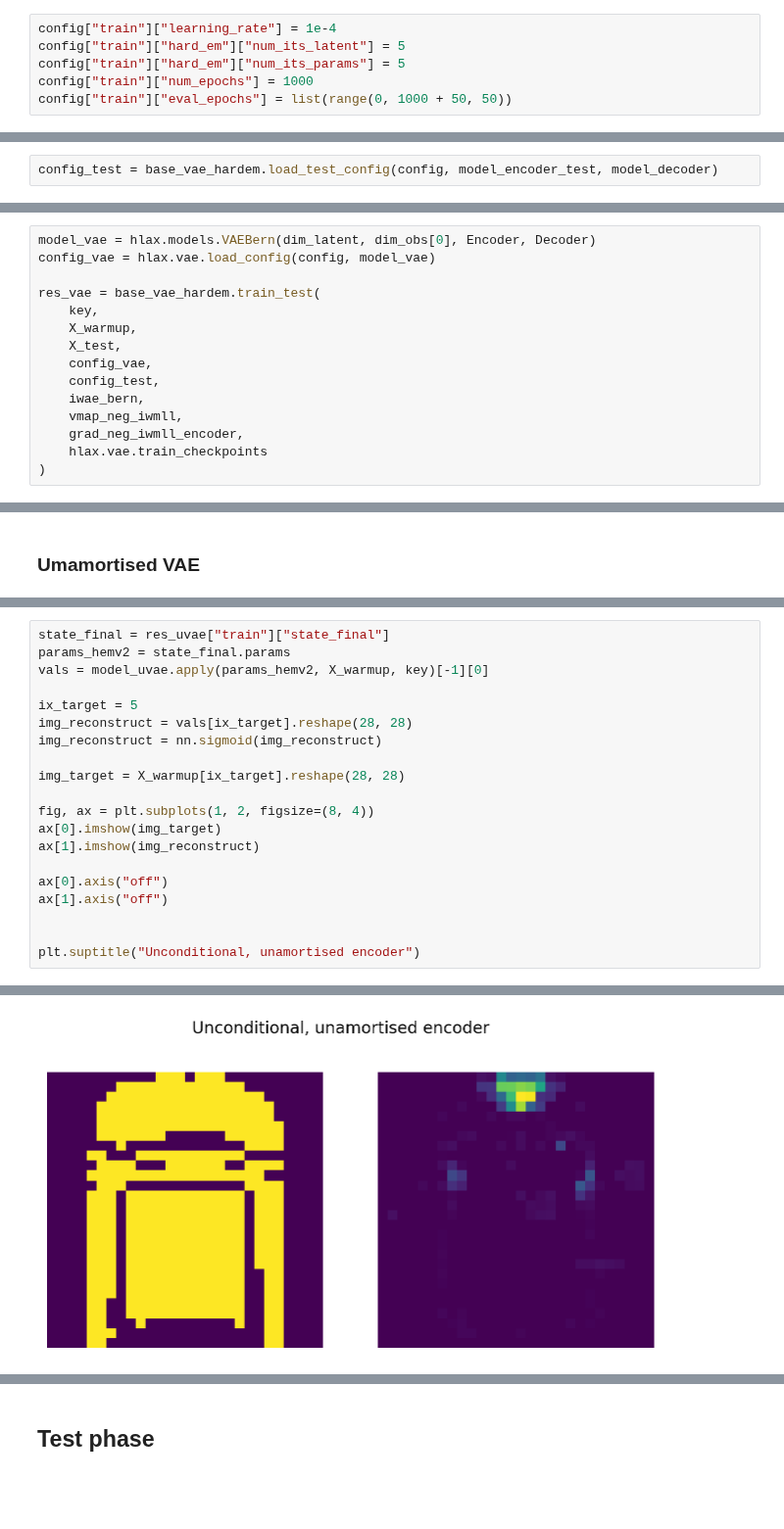
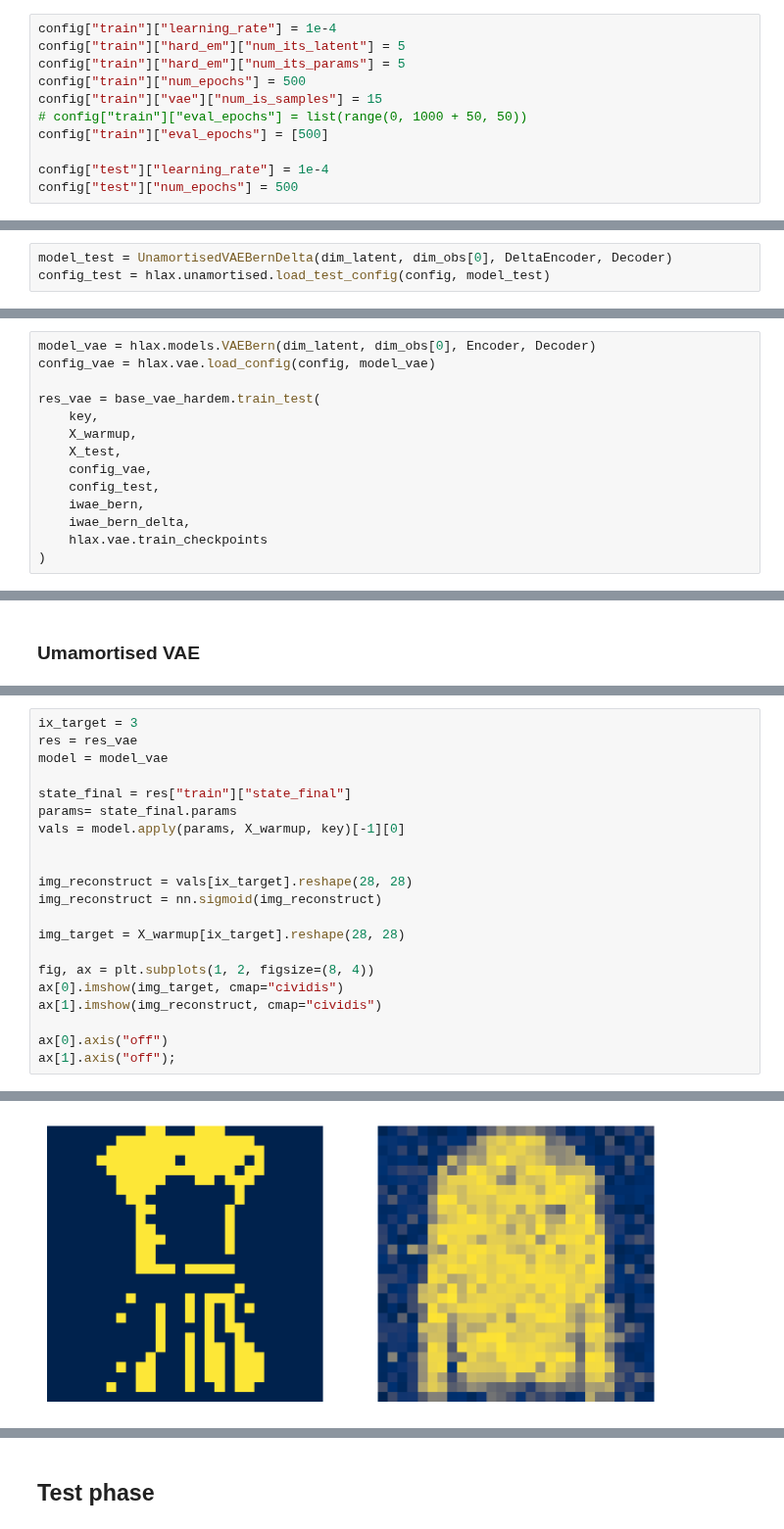
Before and after one commit to gerdm/hard-em-lvm, a Jupyter notebook: notebooks/17-unamortised-test.ipynb, the cells around one changed output, grey strips where cells are left out. Shown at 98% size. Cells and saved outputs as stored; diff of their text form; blank space fills up the shorter version.

```diff
--- a/notebooks/17-unamortised-test.ipynb
+++ b/notebooks/17-unamortised-test.ipynb
@@ -256,7 +310,12 @@ dim_latent = 50
 config["train"]["learning_rate"] = 1e-4
 config["train"]["hard_em"]["num_its_latent"] = 5
 config["train"]["hard_em"]["num_its_params"] = 5
-config["train"]["num_epochs"] = 1000
-config["train"]["eval_epochs"] = list(range(0, 1000 + 50, 50))
+config["train"]["num_epochs"] = 500
+config["train"]["vae"]["num_is_samples"] = 15
+# config["train"]["eval_epochs"] = list(range(0, 1000 + 50, 50))
+config["train"]["eval_epochs"] = [500]
+
+config["test"]["learning_rate"] = 1e-4
+config["test"]["num_epochs"] = 500
 # %%
 model_decoder = Decoder(28 ** 2, dim_latent)
@@ -271,4 +322,5 @@ vmap_neg_iwmll = jax.vmap(neg_iwmll_bern, (0, 0, None, 0, None, None, None))
-# %%
-config_test = base_vae_hardem.load_test_config(config, model_encoder_test, model_decoder)
+# %%
+model_test = UnamortisedVAEBernDelta(dim_latent, dim_obs[0], DeltaEncoder, Decoder)
+config_test = hlax.unamortised.load_test_config(config, model_test)
 # %% [markdown]
 ## Benchmark models
@@ -285,7 +365,6 @@ res_vae = base_vae_hardem.train_test(
     config_vae,
     config_test,
     iwae_bern,
-    vmap_neg_iwmll,
-    grad_neg_iwmll_encoder,
+    iwae_bern_delta,
     hlax.vae.train_checkpoints
 )
@@ -341,21 +467,22 @@ Wall time: 41.1 s
 # %%
-state_final = res_uvae["train"]["state_final"]
-params_hemv2 = state_final.params
-vals = model_uvae.apply(params_hemv2, X_warmup, key)[-1][0]
+ix_target = 3
+res = res_vae
+model = model_vae
 
-ix_target = 5
+state_final = res["train"]["state_final"]
+params= state_final.params
+vals = model.apply(params, X_warmup, key)[-1][0]
+
+
 img_reconstruct = vals[ix_target].reshape(28, 28)
 img_reconstruct = nn.sigmoid(img_reconstruct)
 
 img_target = X_warmup[ix_target].reshape(28, 28)
 
 fig, ax = plt.subplots(1, 2, figsize=(8, 4))
-ax[0].imshow(img_target)
-ax[1].imshow(img_reconstruct)
+ax[0].imshow(img_target, cmap="cividis")
+ax[1].imshow(img_reconstruct, cmap="cividis")
 
 ax[0].axis("off")
-ax[1].axis("off")
-
-
-plt.suptitle("Unconditional, unamortised encoder")
+ax[1].axis("off");
 # %% [output]
@@ -363 +489 @@ Text(0.5, 0.98, 'Unconditional, unamortised encoder')
-[figure, old version]
+[figure, new version]
```
Also changed, not shown: parts of 28 cells of this notebook.
